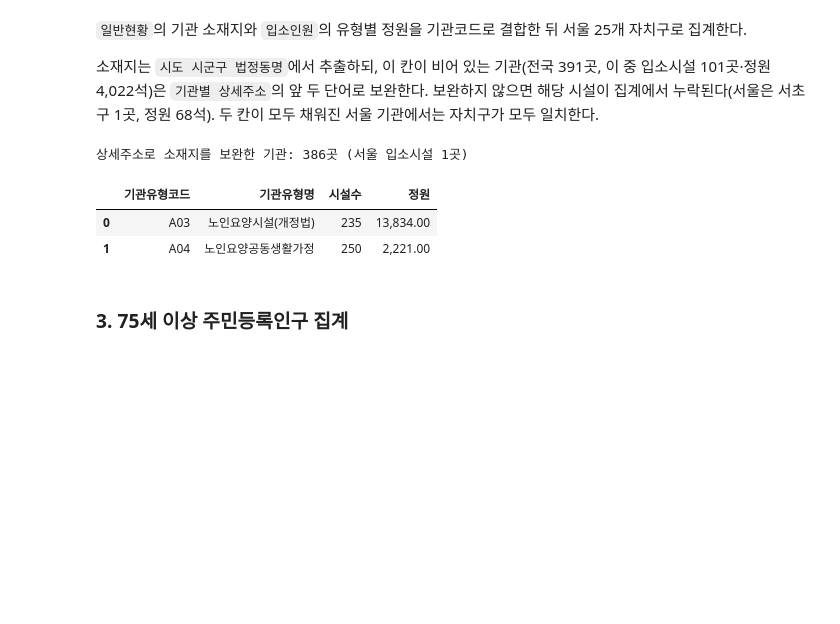
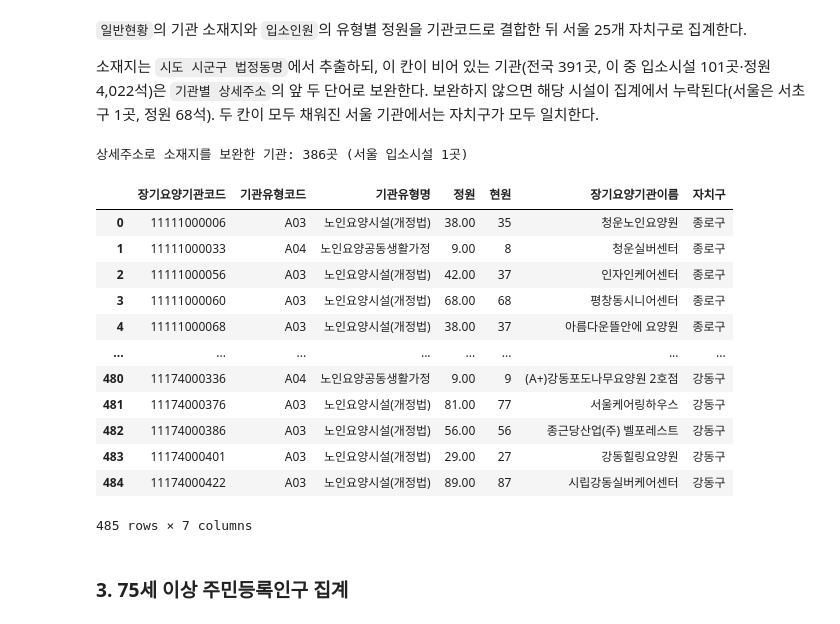
Before and after one commit to SID12g/uos-stat-data, a Jupyter notebook: 서울시 자치구별 75세 이상 인구 대비 요양시설 정원/main.ipynb, the cells around one changed output. Cells and saved outputs as stored; diff of their text form; code cells hidden in the pictures; blank space fills up the shorter version.

```diff
--- a/서울시 자치구별 75세 이상 인구 대비 요양시설 정원/main.ipynb
+++ b/서울시 자치구별 75세 이상 인구 대비 요양시설 정원/main.ipynb
@@ -73,40 +73,53 @@ seoul_facilities = general.loc[
     ["장기요양기관코드", "장기요양기관이름", "자치구"],
 ]
 
 residential = (
     capacity.loc[capacity["기관유형코드"].isin(RESIDENTIAL_CODES)]
     .merge(seoul_facilities, on="장기요양기관코드", how="inner", validate="many_to_one")
 )
 
 facility_by_gu = (
     residential.groupby("자치구", as_index=False)
     .agg(
         시설수=("장기요양기관코드", "nunique"),
         요양시설_정원=("정원", "sum"),
         요양시설_현원=("현원", "sum"),
     )
 )
 
 assert residential["장기요양기관코드"].notna().all()
 all_residential = capacity.loc[capacity["기관유형코드"].isin(RESIDENTIAL_CODES)]
 assert general.loc[
     general["장기요양기관코드"].isin(all_residential["장기요양기관코드"]), "시도"
 ].notna().all()
 print(
     f"상세주소로 소재지를 보완한 기관: {len(recovered)}곳 "
     f"(서울 입소시설 {residential['장기요양기관코드'].isin(recovered).sum()}곳)"
 )
 assert facility_by_gu["자치구"].nunique() == 25
 
-display(
-    residential.groupby(["기관유형코드", "기관유형명"], as_index=False)
-    .agg(시설수=("장기요양기관코드", "nunique"), 정원=("정원", "sum"))
-)
+# display(
+#     residential.groupby(["기관유형코드", "기관유형명"], as_index=False)
+#     .agg(시설수=("장기요양기관코드", "nunique"), 정원=("정원", "sum"))
+# )
+
+
+residential
 # %% [output]
 상세주소로 소재지를 보완한 기관: 386곳 (서울 입소시설 1곳)
-|  | 기관유형코드 | 기관유형명 | 시설수 | 정원 |
-| 0 | A03 | 노인요양시설(개정법) | 235 | 13,834.00 |
-| 1 | A04 | 노인요양공동생활가정 | 250 | 2,221.00 |
+|  | 장기요양기관코드 | 기관유형코드 | 기관유형명 | 정원 | 현원 | 장기요양기관이름 | 자치구 |
+| 0 | 11111000006 | A03 | 노인요양시설(개정법) | 38.00 | 35 | 청운노인요양원 | 종로구 |
+| 1 | 11111000033 | A04 | 노인요양공동생활가정 | 9.00 | 8 | 청운실버센터 | 종로구 |
+| 2 | 11111000056 | A03 | 노인요양시설(개정법) | 42.00 | 37 | 인자인케어센터 | 종로구 |
+| 3 | 11111000060 | A03 | 노인요양시설(개정법) | 68.00 | 68 | 평창동시니어센터 | 종로구 |
+| 4 | 11111000068 | A03 | 노인요양시설(개정법) | 38.00 | 37 | 아름다운뜰안에 요양원 | 종로구 |
+| ... | ... | ... | ... | ... | ... | ... | ... |
+| 480 | 11174000336 | A04 | 노인요양공동생활가정 | 9.00 | 9 | (A+)강동포도나무요양원 2호점 | 강동구 |
+| 481 | 11174000376 | A03 | 노인요양시설(개정법) | 81.00 | 77 | 서울케어링하우스 | 강동구 |
+| 482 | 11174000386 | A03 | 노인요양시설(개정법) | 56.00 | 56 | 종근당산업(주) 벨포레스트 | 강동구 |
+| 483 | 11174000401 | A03 | 노인요양시설(개정법) | 29.00 | 27 | 강동힐링요양원 | 강동구 |
+| 484 | 11174000422 | A03 | 노인요양시설(개정법) | 89.00 | 87 | 시립강동실버케어센터 | 강동구 |
+485 rows × 7 columns
 # %% [markdown]
 ### 3. 75세 이상 주민등록인구 집계
 # %% [markdown]
```
Also changed, not shown: parts of 4 cells of this notebook, 6 other files.
